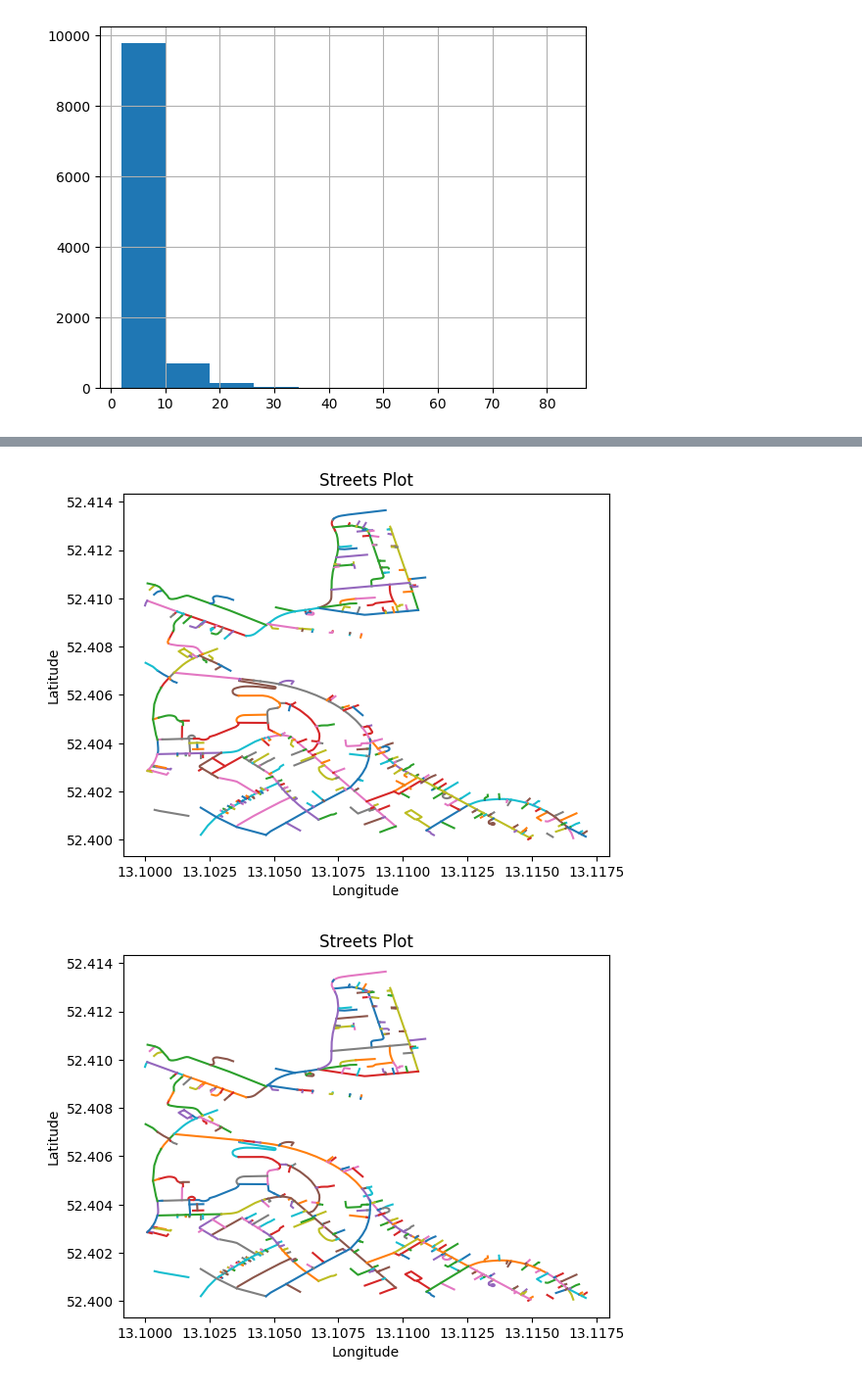
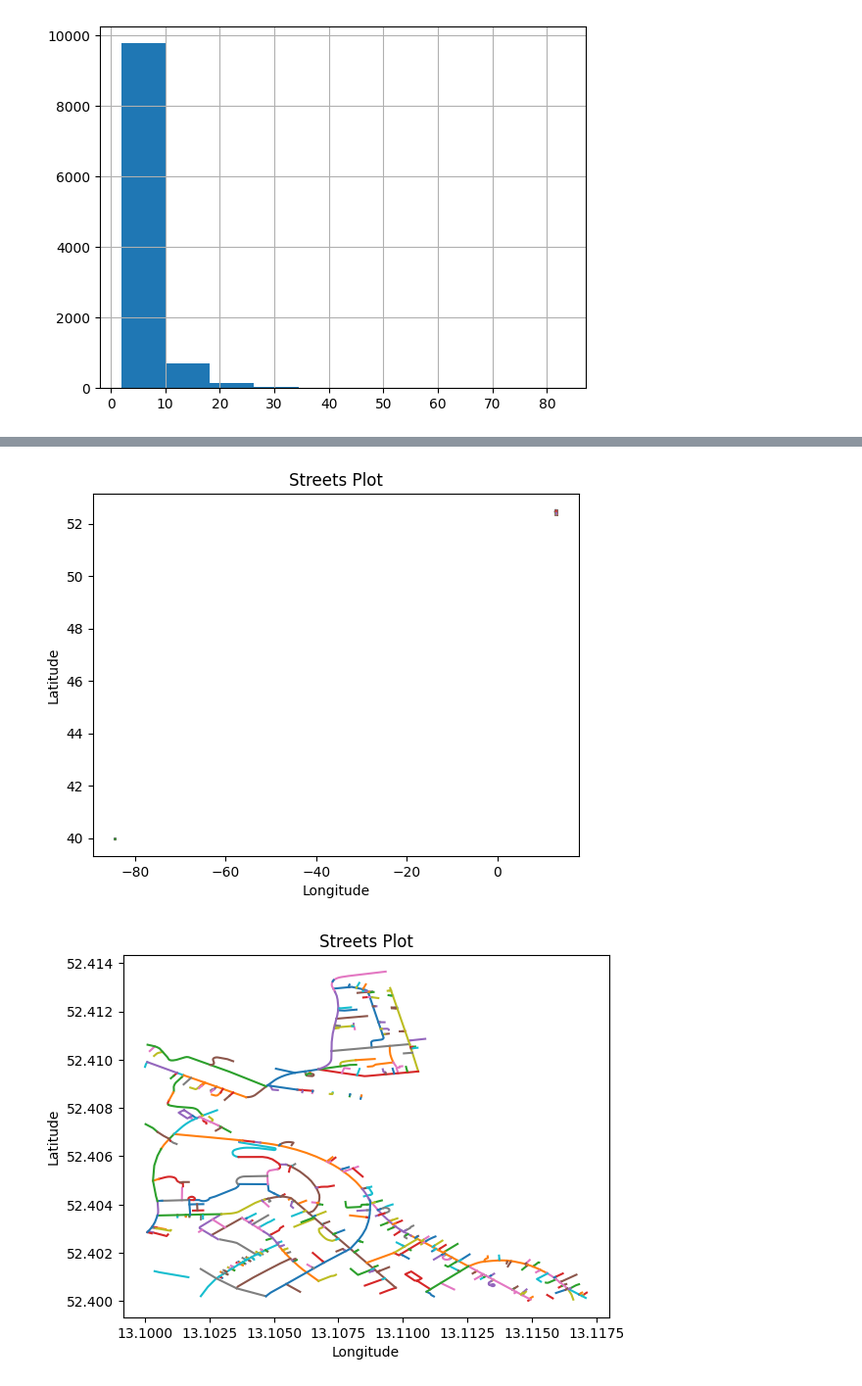
Before and after one commit to Sonaion/hackHPI2024, a Jupyter notebook: src/03_AnalyzeDataWithEnergies.ipynb, the cells around one changed output, grey strips where cells are left out. Shown: that part at 98% size. Saved outputs shown, nothing was run; the diff lists cells and outputs as text; code cells hidden in the pictures.

Commit message:
visualizaiton

```diff
--- a/src/03_AnalyzeDataWithEnergies.ipynb
+++ b/src/03_AnalyzeDataWithEnergies.ipynb
@@ -46,0 +51,3 @@ df_highways['geometry_len'].hist()
+# %%
+df_highways['geometry_average_lat'] = df_highways['geometry'].apply(lambda x: np.mean([y['lat'] for y in x]))
+df_highways['geometry_average_lon'] = df_highways['geometry'].apply(lambda x: np.mean([y['lon'] for y in x]))
@@ -47,32 +74,27 @@ df_highways['geometry_len'].hist()
 # %%
 import matplotlib.pyplot as plt
 
 
-# shuffle df_highways
-df_highways2 = df_highways.sample(frac=1)
-
-# Example list of streets
-streets = df_highways2['geometry']
-
+streets = df_highways['geometry']
 
 # Create a new figure and axis for plotting
 fig, ax = plt.subplots()
 
 # Plot each street
 for street in streets:
-    lats = [point['lat'] for point in street if point['lat'] > 52.40 and point['lat'] < 52.43 and point['lon'] > 13.10 and point['lon'] < 13.13]
-    lons = [point['lon'] for point in street if point['lat'] > 52.40 and point['lat'] < 52.43 and point['lon'] > 13.10 and point['lon'] < 13.13]
+    lats = [point['lat'] for point in street]
+    lons = [point['lon'] for point in street]
     ax.plot(lons, lats)  # Plots the street
 
 # Set labels and title
 ax.set_xlabel('Longitude')
 ax.set_ylabel('Latitude')
 ax.set_title('Streets Plot')
 
 # Show the plot
 plt.show()
 # %% [output]
-[figure, old version]
+[figure, new version]
 # %%
 import matplotlib.pyplot as plt
 
```
Also changed, not shown: parts of 9 cells of this notebook.
